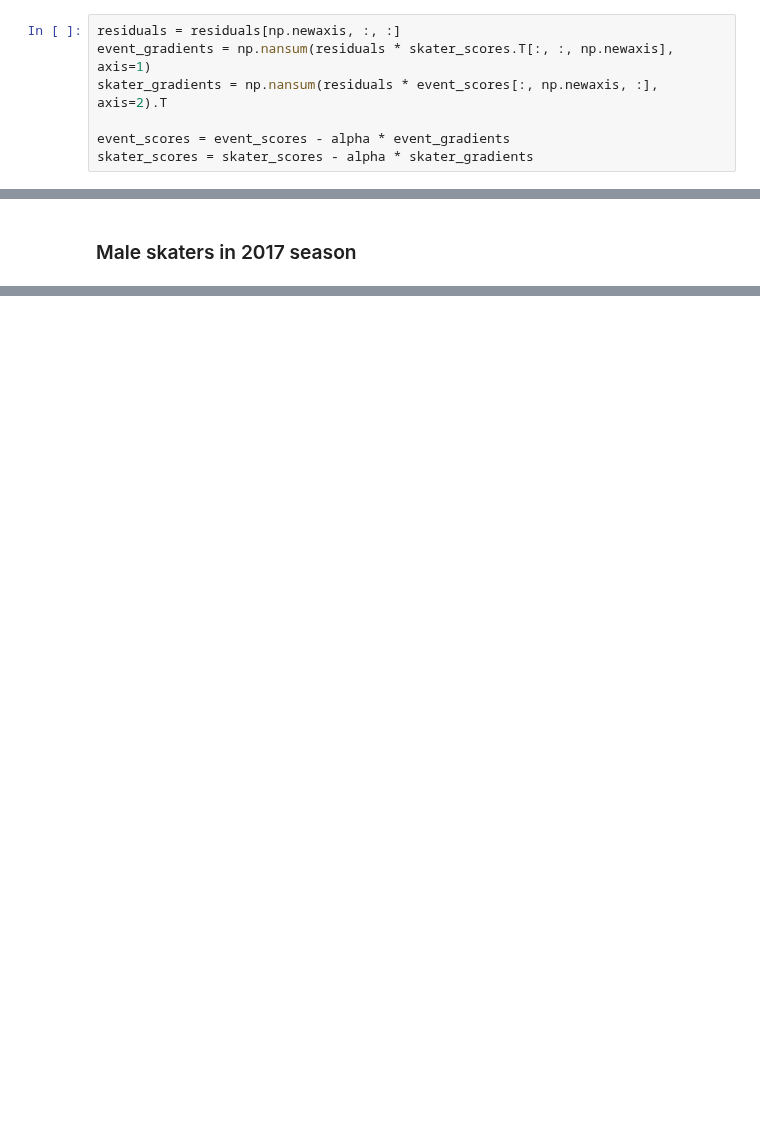
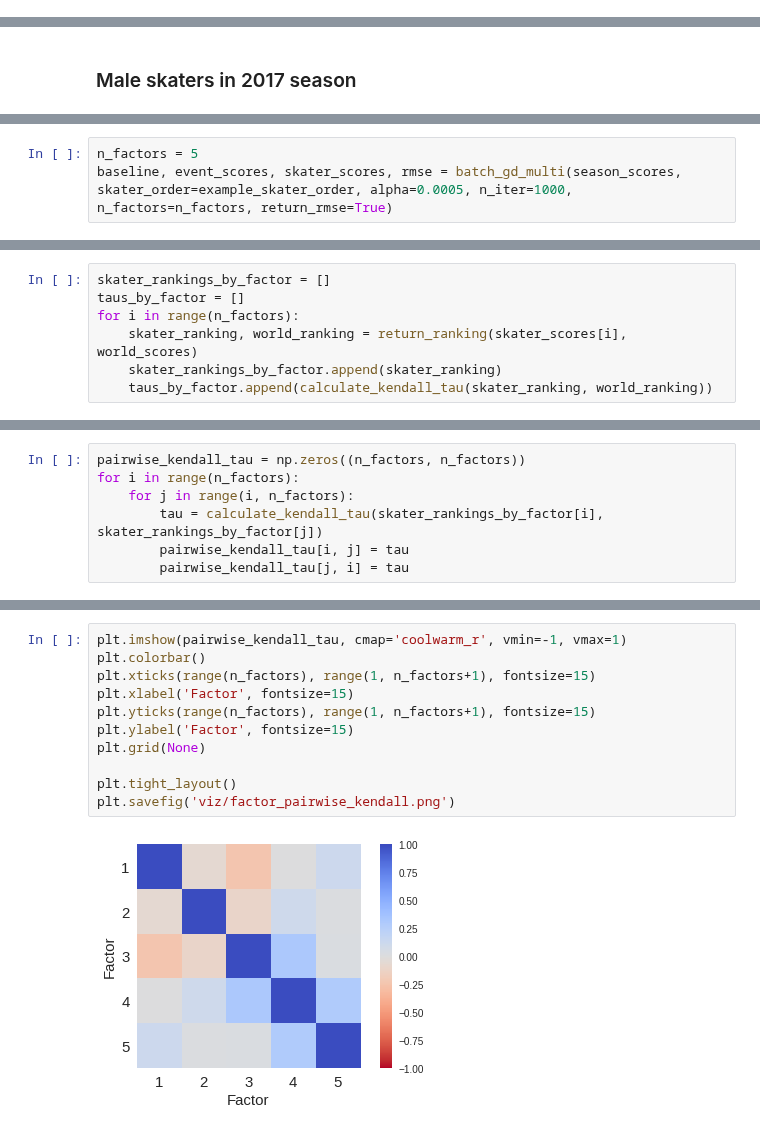
Before and after one commit to khanhnguyendata/skate_predict, a Jupyter notebook: analysis_part3.ipynb, the cells around one changed output, grey strips where cells are left out. Drawn from its saved outputs; the diff is of its cells as text; blank space fills up the shorter version.

Commit message:
Finish separate ranking for each factor

```diff
--- a/analysis_part3.ipynb
+++ b/analysis_part3.ipynb
@@ -294,10 +320,3 @@ def broadcast_gradient_descent(residuals, n_factors):
-# %%
-residuals = residuals[np.newaxis, :, :]
-event_gradients = np.nansum(residuals * skater_scores.T[:, :, np.newaxis], axis=1)
-skater_gradients = np.nansum(residuals * event_scores[:, np.newaxis, :], axis=2).T
-
-event_scores = event_scores - alpha * event_gradients
-skater_scores = skater_scores - alpha * skater_gradients
 # %%
 naive_times = []
 broadcast_times = []
@@ -700,0 +682,4 @@ anim.save('viz/batch_anim_multi.gif', writer='imagemagick')
+# %%
+n_factors = 5
+baseline, event_scores, skater_scores, rmse = batch_gd_multi(season_scores,
+skater_order=example_skater_order, alpha=0.0005, n_iter=1000, n_factors=n_factors, return_rmse=True)
@@ -700,0 +688,7 @@ anim.save('viz/batch_anim_multi.gif', writer='imagemagick')
+# %%
+skater_rankings_by_factor = []
+taus_by_factor = []
+for i in range(n_factors):
+    skater_ranking, world_ranking = return_ranking(skater_scores[i], world_scores)
+    skater_rankings_by_factor.append(skater_ranking)
+    taus_by_factor.append(calculate_kendall_tau(skater_ranking, world_ranking))
@@ -700,0 +701,7 @@ anim.save('viz/batch_anim_multi.gif', writer='imagemagick')
+# %%
+pairwise_kendall_tau = np.zeros((n_factors, n_factors))
+for i in range(n_factors):
+    for j in range(i, n_factors):
+        tau = calculate_kendall_tau(skater_rankings_by_factor[i], skater_rankings_by_factor[j])
+        pairwise_kendall_tau[i, j] = tau
+        pairwise_kendall_tau[j, i] = tau
@@ -700,0 +732,13 @@ anim.save('viz/batch_anim_multi.gif', writer='imagemagick')
+# %%
+plt.imshow(pairwise_kendall_tau, cmap='coolwarm_r', vmin=-1, vmax=1)
+plt.colorbar()
+plt.xticks(range(n_factors), range(1, n_factors+1), fontsize=15)
+plt.xlabel('Factor', fontsize=15)
+plt.yticks(range(n_factors), range(1, n_factors+1), fontsize=15)
+plt.ylabel('Factor', fontsize=15)
+plt.grid(None)
+
+plt.tight_layout()
+plt.savefig('viz/factor_pairwise_kendall.png')
+# %% [output]
+[figure, added]
```
Also changed, not shown: parts of 30 cells of this notebook, 18 other files.
